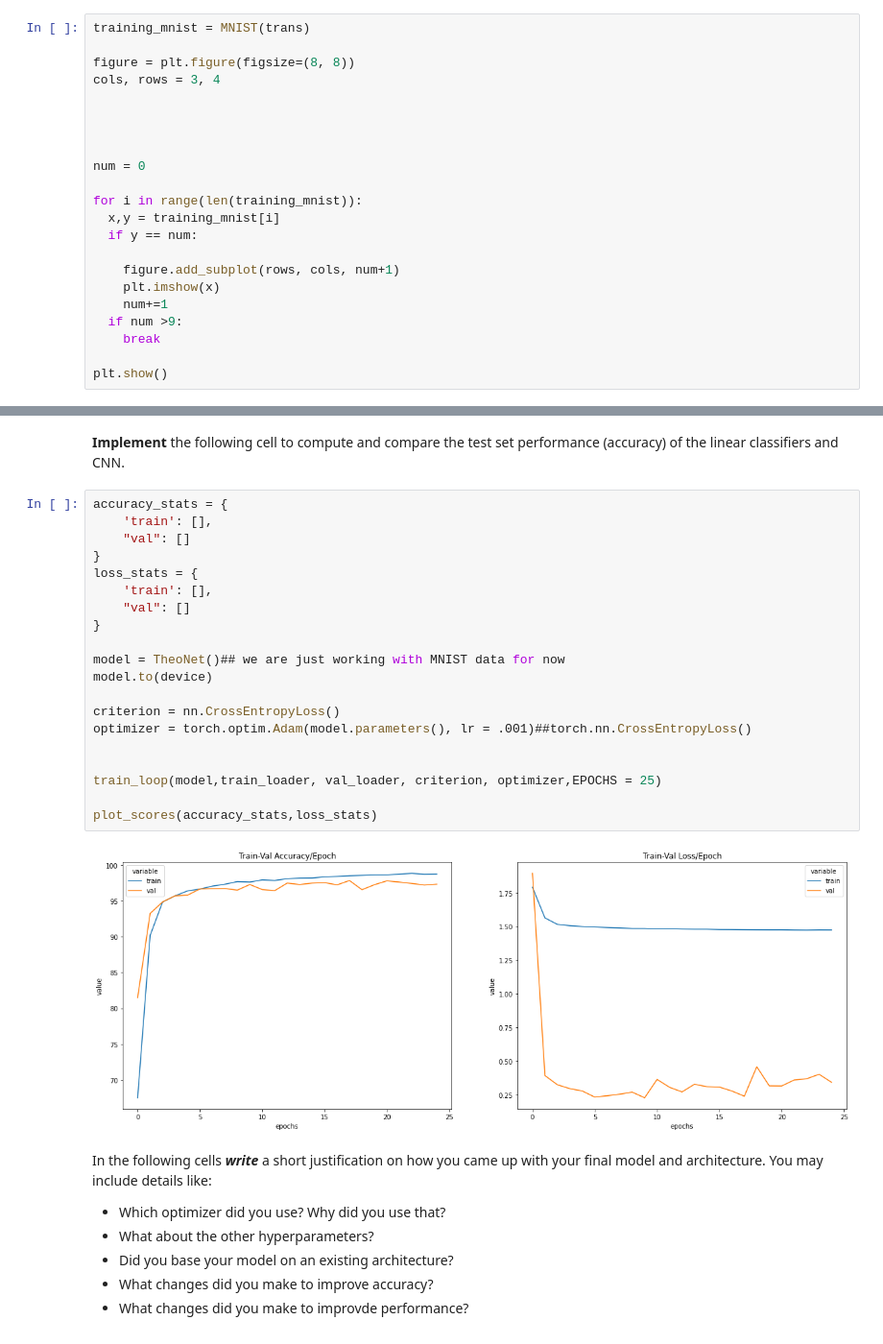
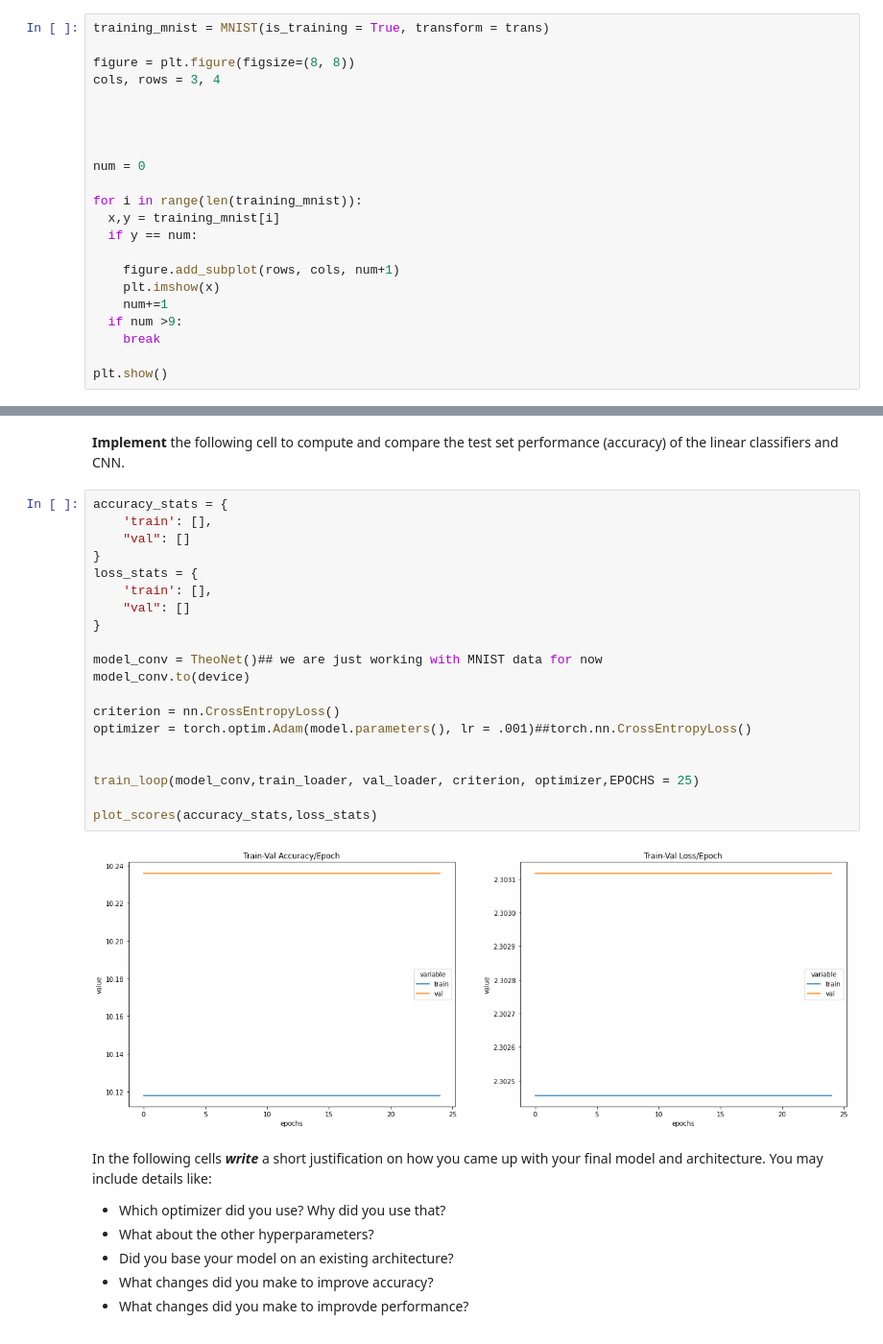
Before and after one commit to ttourneux/Final-Project, a Jupyter notebook: Assignment_3A.ipynb, the cells around one changed output, grey strips where cells are left out. Shown: that part at 96% size. Cells and saved outputs as stored; diff of their text form.

```diff
--- a/Assignment_3A.ipynb
+++ b/Assignment_3A.ipynb
@@ -260,7 +274,7 @@ rotated_img = rotator(img)## 10th entry and taking the x values '''
 # %% [markdown]
 ***Implement*** the following cell to visualize the data in the dataset with the transformations similar to the previous visualization.
 # %%
-training_mnist = MNIST(trans)
+training_mnist = MNIST(is_training = True, transform = trans)
 
 figure = plt.figure(figsize=(8, 8))
 cols, rows = 3, 4
@@ -776,25 +790,25 @@ class TheoNet(nn.Module):
 # %%
 accuracy_stats = {
     'train': [],
     "val": []
 }
 loss_stats = {
     'train': [],
     "val": []
 }
 
-model = TheoNet()## we are just working with MNIST data for now
-model.to(device)
+model_conv = TheoNet()## we are just working with MNIST data for now
+model_conv.to(device)
 
 criterion = nn.CrossEntropyLoss()
 optimizer = torch.optim.Adam(model.parameters(), lr = .001)##torch.nn.CrossEntropyLoss()
 
 
-train_loop(model,train_loader, val_loader, criterion, optimizer,EPOCHS = 25)
+train_loop(model_conv,train_loader, val_loader, criterion, optimizer,EPOCHS = 25)
 
 plot_scores(accuracy_stats,loss_stats)
 # %% [output]
-[figure, old version]
+[figure, new version]
 # %% [markdown]
 In the following cells ***write*** a short justification on how you came up with your final model and architecture. You may include details like:
 
```
Also changed, not shown: parts of 17 cells of this notebook.
